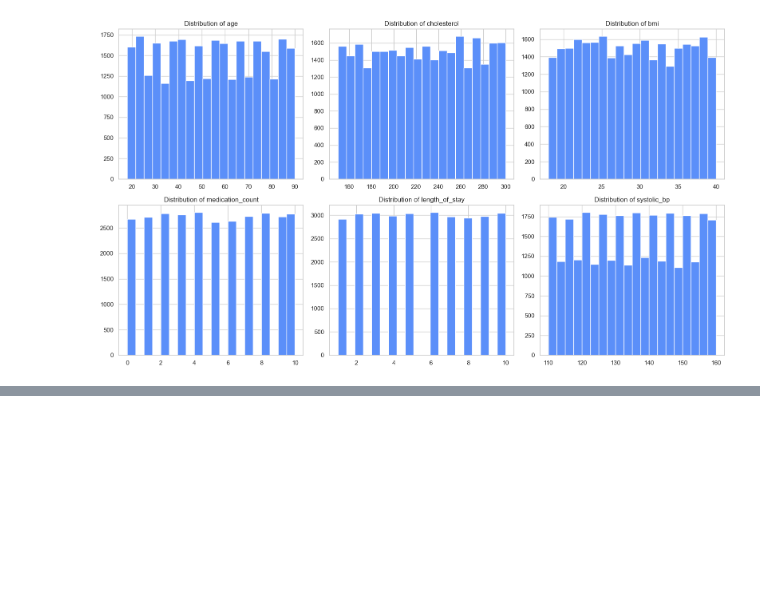
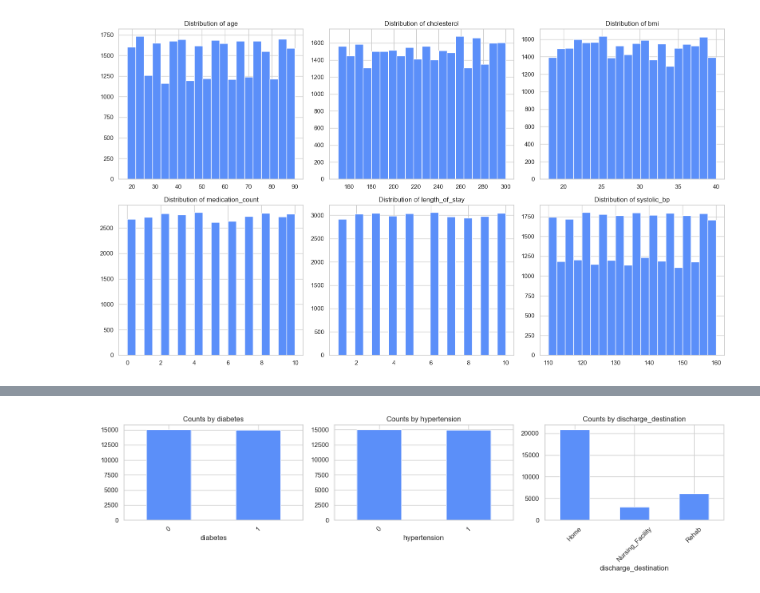
Before and after one commit to mize04/Hospital_Readmission_Project, a Jupyter notebook: index.ipynb, the cells around one changed output, grey strips where cells are left out. Saved outputs shown, nothing was run; the diff lists cells and outputs as text; code cells hidden in the pictures; blank space fills up the shorter version.

```diff
--- a/index.ipynb
+++ b/index.ipynb
@@ -386,0 +295,7 @@ This is to give us a sense of what's typical in our patient population and can f
+# %%
+# converting Yes/No text columns into 0/1
+binary_map = {'Yes': 1, 'No': 0}
+for c in ['diabetes', 'hypertension', 'readmitted_30_days']:
+    df[c] = df[c].map(binary_map)
+
+df[['diabetes', 'hypertension', 'readmitted_30_days']].head()
@@ -449,0 +442,12 @@ Saved cleaned dataset: 30000 rows, 25 columns
+# %%
+fig, axes = plt.subplots(1, 3, figsize=(15, 4))
+
+for ax, c in zip(axes, ['diabetes', 'hypertension', 'discharge_destination']):
+    df[c].value_counts().sort_index().plot(kind='bar', ax=ax, color='#5B8FF9')
+    ax.set_title(f"Counts by {c}")
+    ax.tick_params(axis='x', rotation=45)
+
+plt.tight_layout()
+plt.show()
+# %% [output]
+[figure, added]
```
Also changed, not shown: parts of 45 cells of this notebook, 1 other file.
